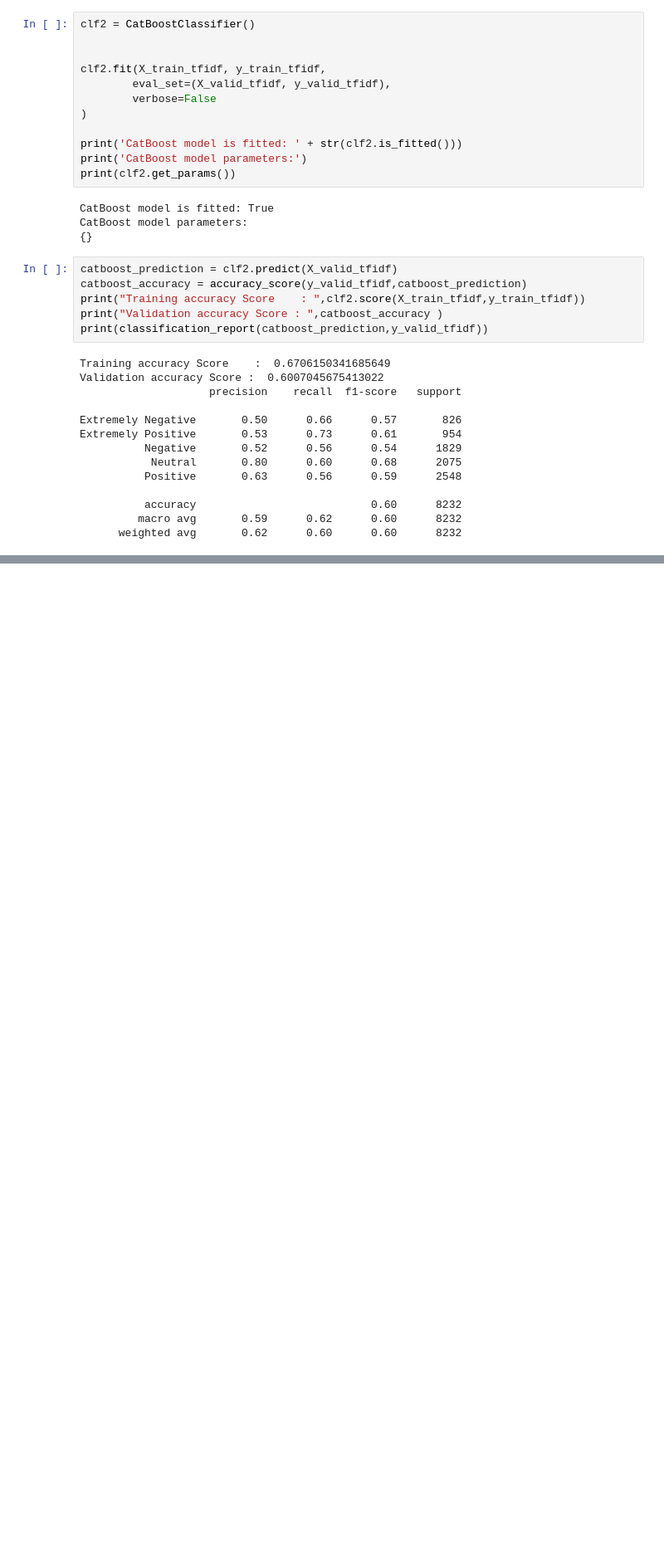
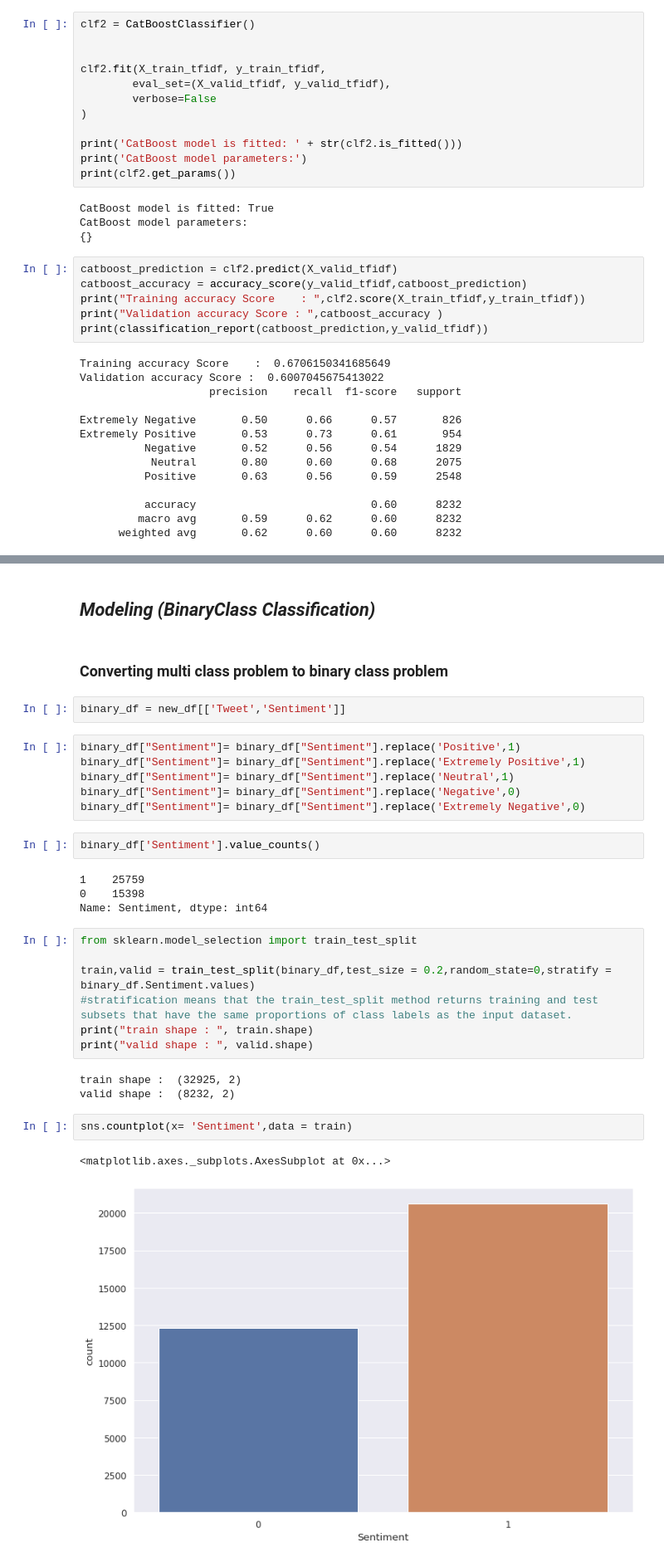
Before and after one commit to SairajNeelam/CoronaVirus-Tweet-Sentiment-Analysis, a Jupyter notebook: CoronaVirus_Tweet_Sentiment_Analysis.ipynb, the cells around one changed output, grey strips where cells are left out. Shown at 83% size. Drawn from its saved outputs; the diff is of its cells as text; blank space fills up the shorter version.

Commit message:
Modeling for Binary Classification

```diff
--- a/CoronaVirus_Tweet_Sentiment_Analysis.ipynb
+++ b/CoronaVirus_Tweet_Sentiment_Analysis.ipynb
@@ -1235,0 +1304,33 @@ Extremely Positive       0.53      0.73      0.61       954
+# %% [markdown]
+## ***Modeling (BinaryClass Classification)***
+# %% [markdown]
+### **Converting multi class problem to binary class problem**
+# %%
+binary_df = new_df[['Tweet','Sentiment']]
+# %%
+binary_df["Sentiment"]= binary_df["Sentiment"].replace('Positive',1)
+binary_df["Sentiment"]= binary_df["Sentiment"].replace('Extremely Positive',1)
+binary_df["Sentiment"]= binary_df["Sentiment"].replace('Neutral',1)
+binary_df["Sentiment"]= binary_df["Sentiment"].replace('Negative',0)
+binary_df["Sentiment"]= binary_df["Sentiment"].replace('Extremely Negative',0)
+# %%
+binary_df['Sentiment'].value_counts()
+# %% [output]
+1    25759
+0    15398
+Name: Sentiment, dtype: int64
+# %%
+from sklearn.model_selection import train_test_split
+
+train,valid = train_test_split(binary_df,test_size = 0.2,random_state=0,stratify = binary_df.Sentiment.values)
+#stratification means that the train_test_split method returns training and test subsets that have the same proportions of class labels as the input dataset.
+print("train shape : ", train.shape)
+print("valid shape : ", valid.shape)
+# %% [output]
+train shape :  (32925, 2)
+valid shape :  (8232, 2)
+# %%
+sns.countplot(x= 'Sentiment',data = train)
+# %% [output]
+<matplotlib.axes._subplots.AxesSubplot at 0x...>
+[figure, added]
```
Also changed, not shown: parts of 64 cells of this notebook.
